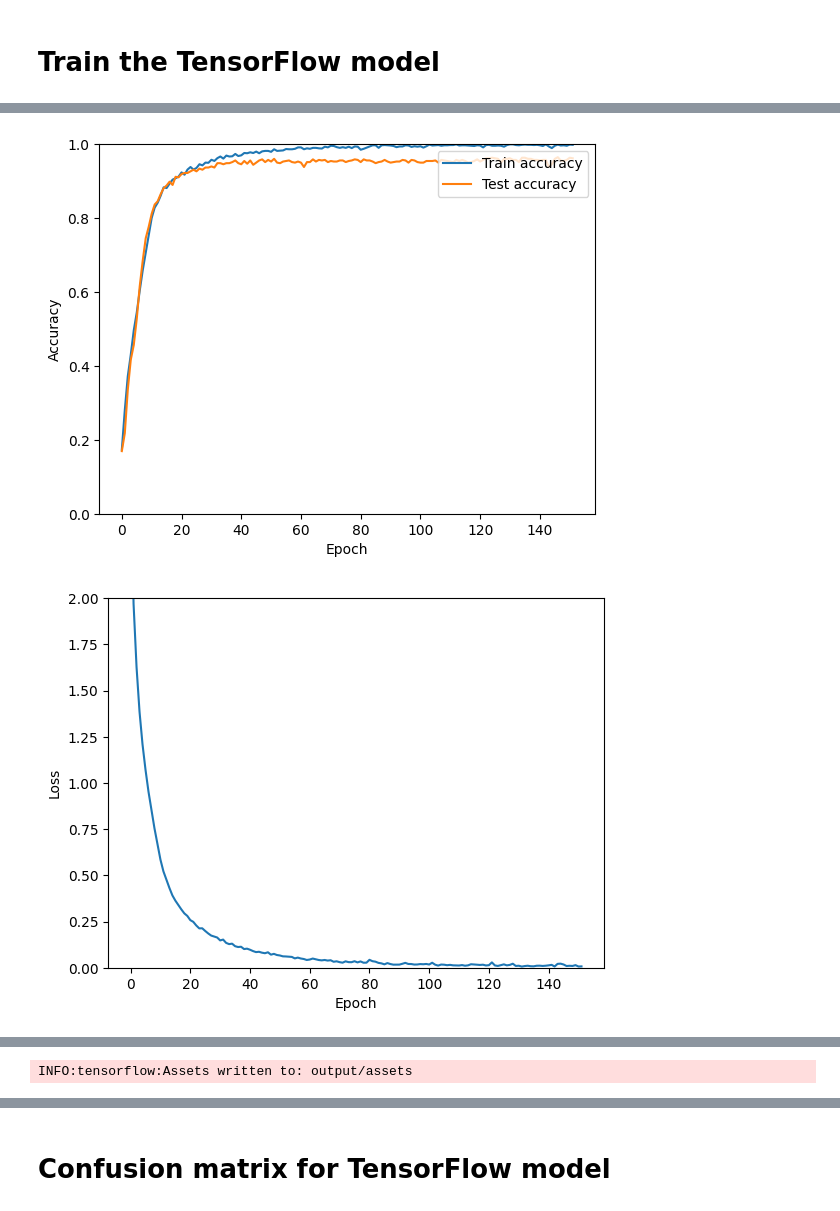
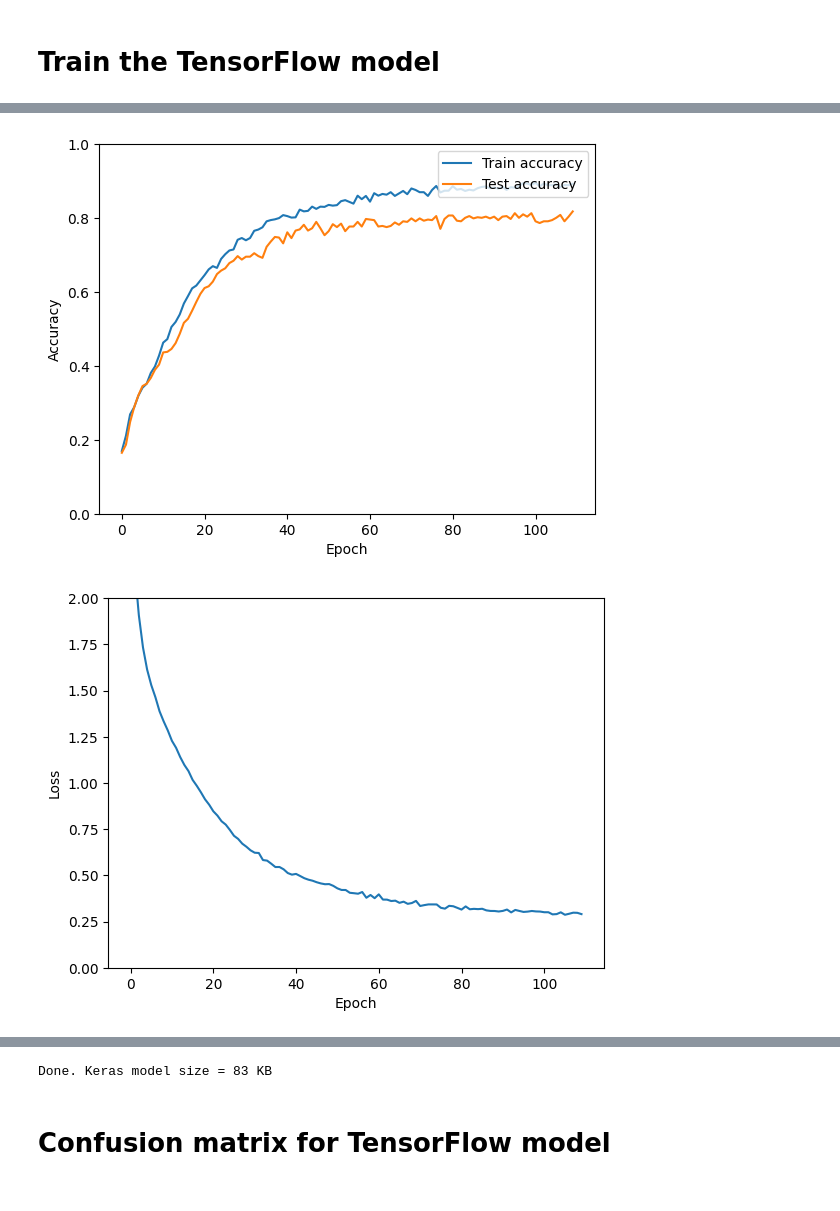
Before and after one commit to sds100/TinyMLSpectrumSensing, a Jupyter notebook: training/notebook_spectrum_painting.ipynb, the cells around one changed output, grey strips where cells are left out. Saved outputs shown, nothing was run; the diff lists cells and outputs as text; code cells hidden in the pictures.

```diff
--- a/training/notebook_spectrum_painting.ipynb
+++ b/training/notebook_spectrum_painting.ipynb
@@ -46,7 +45,7 @@ reload(sp_data)
 
 spectrograms = sp_data.load_spectrograms(data_dir="data/numpy",
                                          classes=classes,
-                                         snr_list=[10],
+                                         snr_list=[5],
                                          windows_per_spectrogram=512,
                                          window_length=512,
                                          nfft=256)
@@ -126,13 +125,9 @@ history = sp_model.fit_model(tf_model, train_test_sets, epochs=200, early_stoppi
 sp_plot.plot_model_accuracy_epochs(history)
 sp_plot.plot_model_loss(history)
 
-output_file = f"output/spectrum-painting-model-SNR-10.keras"
-
-tf.saved_model.save(tf_model, "output/")
-tf_model.save(output_file)
-
-final_loss, final_acc = tf_model.evaluate([train_test_sets.x_test_augmented, train_test_sets.x_test_painted],
-                                          train_test_sets.y_test,
-                                          verbose=0)
-print("Final loss: {0:.6f}, final accuracy: {1:.6f}".format(final_loss, final_acc))
+final_loss, full_model_accuracy = tf_model.evaluate([train_test_sets.x_test_augmented,
+                                                     train_test_sets.x_test_painted],
+                                                    train_test_sets.y_test,
+                                                    verbose=0)
+print("Final loss: {0:.6f}, final accuracy: {1:.6f}".format(final_loss, full_model_accuracy))
 # %% [output]
@@ -140,2 +135,2 @@ print("Final loss: {0:.6f}, final accuracy: {1:.6f}".format(final_loss, final_ac
-[figure, old version]
+[figure, new version]
-[figure, old version]
+[figure, new version]
@@ -143 +137,0 @@ INFO:tensorflow:Assets written to: output/assets
-INFO:tensorflow:Assets written to: output/assets
@@ -145,3 +138,13 @@ Final loss: 0.168220, final accuracy: 0.961708
+# %%
+output_file = f"output/spectrum-painting-model.keras"
+
+# tf.saved_model.save(tf_model, "output/")
+tf_model.save(output_file, save_format="keras")
+
+keras_model_size = os.stat(output_file).st_size
+print(f"Done. Keras model size = {keras_model_size // 1000} KB")
+# %% [output]
+Done. Keras model size = 83 KB
 # %% [markdown]
 # Confusion matrix for TensorFlow model
 # %%
```
Also changed, not shown: parts of 13 cells of this notebook, 5 other files.
